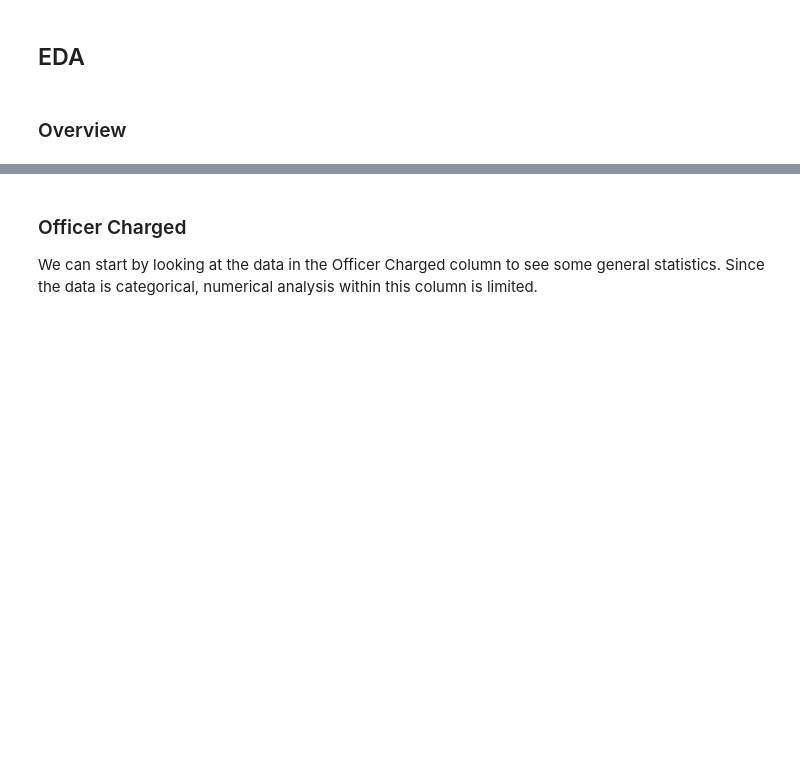
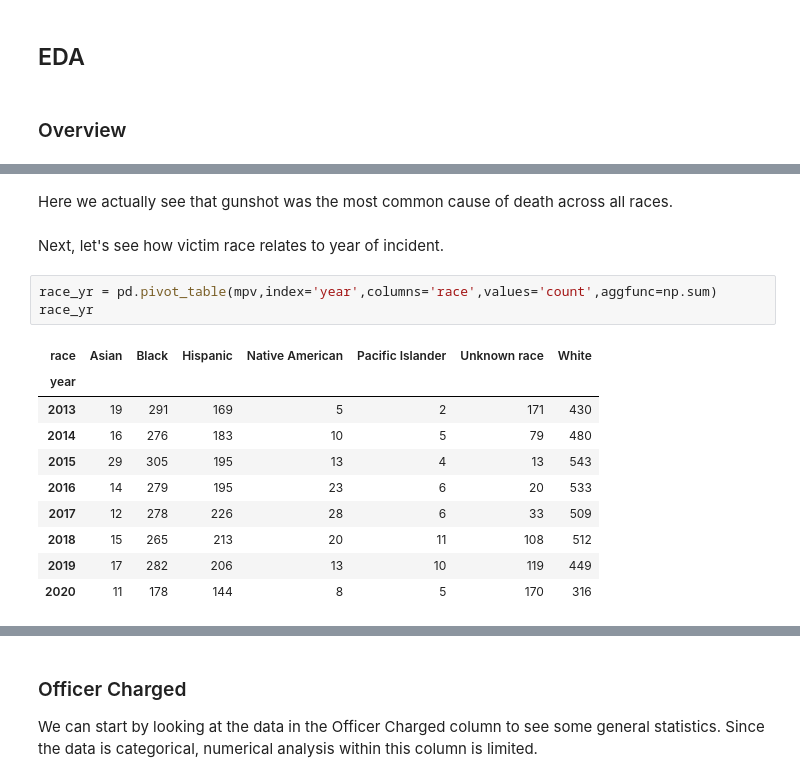
Before and after one commit to dowoma/DDS_BLM, a Jupyter notebook: DataCleaning-copy.ipynb, the cells around one changed output, grey strips where cells are left out. Saved outputs shown, nothing was run; the diff lists cells and outputs as text; blank space fills up the shorter version.

```diff
--- a/DataCleaning-copy.ipynb
+++ b/DataCleaning-copy.ipynb
@@ -237,0 +300,18 @@ If unarmed (0), armed (1), unclear (3) otherwise (NaN).
+# %% [markdown]
+Here we actually see that gunshot was the most common cause of death across all races.
+# %% [markdown]
+Next, let's see how victim race relates to year of incident.
+# %%
+race_yr = pd.pivot_table(mpv,index='year',columns='race',values='count',aggfunc=np.sum)
+race_yr
+# %% [output]
+| race | Asian | Black | Hispanic | Native American | Pacific Islander | Unknown race | White |
+| year |  |  |  |  |  |  |  |
+| 2013 | 19 | 291 | 169 | 5 | 2 | 171 | 430 |
+| 2014 | 16 | 276 | 183 | 10 | 5 | 79 | 480 |
+| 2015 | 29 | 305 | 195 | 13 | 4 | 13 | 543 |
+| 2016 | 14 | 279 | 195 | 23 | 6 | 20 | 533 |
+| 2017 | 12 | 278 | 226 | 28 | 6 | 33 | 509 |
+| 2018 | 15 | 265 | 213 | 20 | 11 | 108 | 512 |
+| 2019 | 17 | 282 | 206 | 13 | 10 | 119 | 449 |
+| 2020 | 11 | 178 | 144 | 8 | 5 | 170 | 316 |
```
Also changed, not shown: parts of 15 cells of this notebook.
